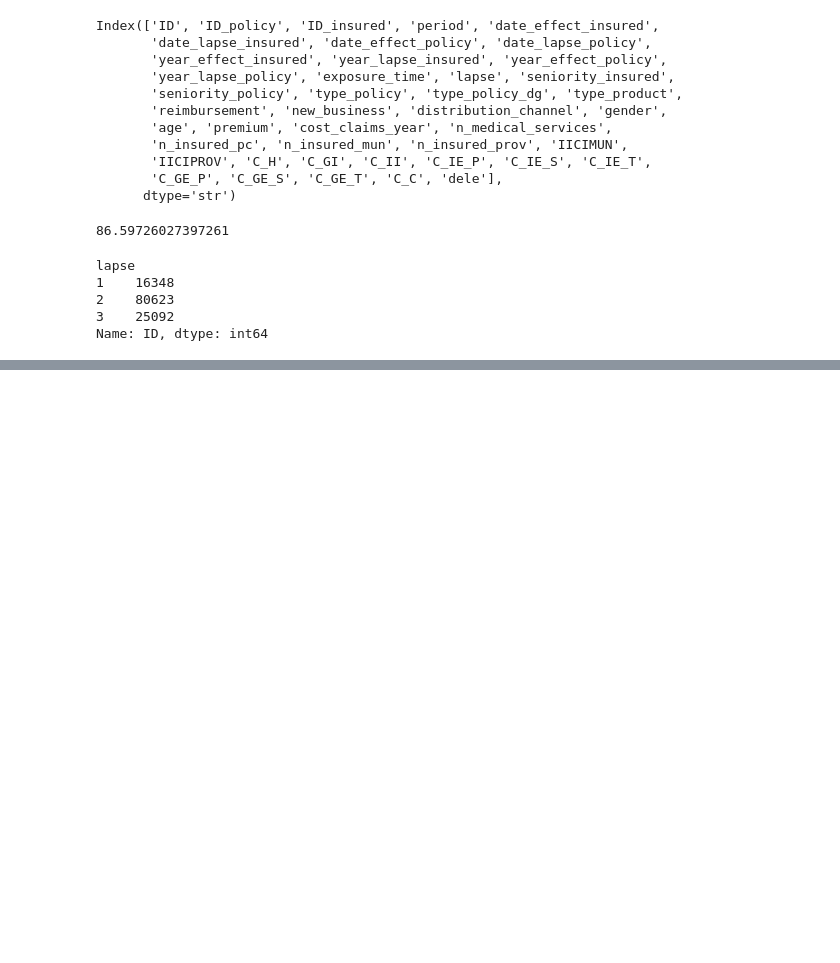
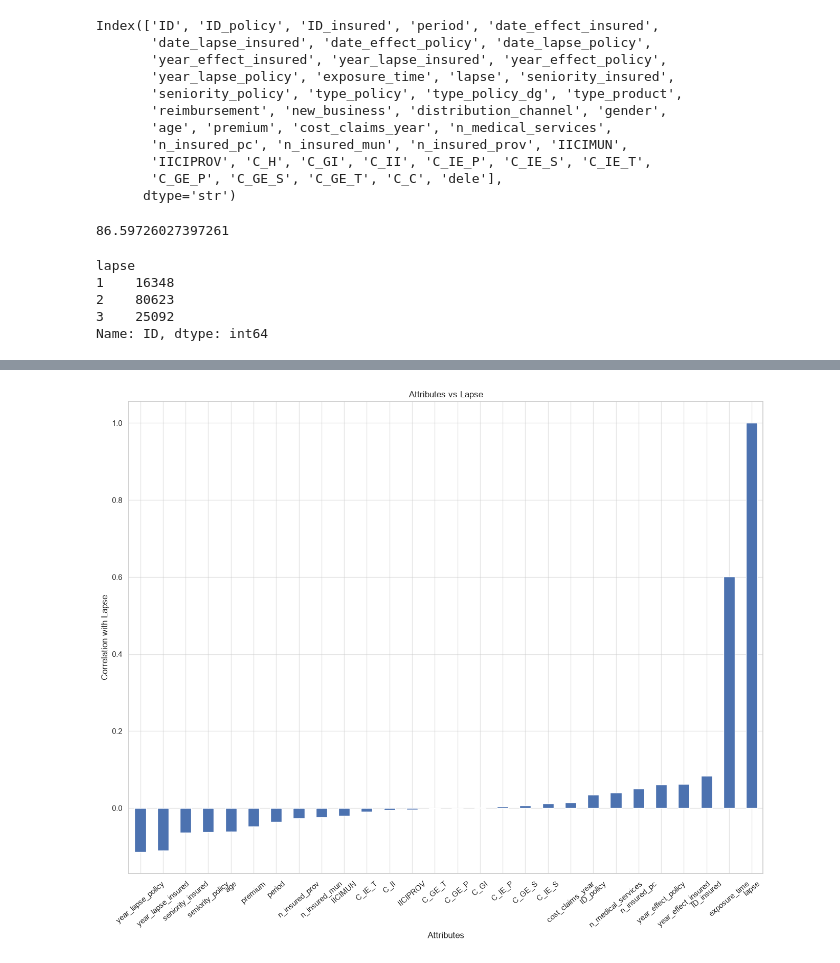
Before and after one commit to Affan279/Customer-Churn-Prediction, a Jupyter notebook: notebooks/01_eda.ipynb, the cells around one changed output, grey strips where cells are left out. Saved outputs shown, nothing was run; the diff lists cells and outputs as text; code cells hidden in the pictures; blank space fills up the shorter version.

```diff
--- a/notebooks/01_eda.ipynb
+++ b/notebooks/01_eda.ipynb
@@ -197,0 +266,13 @@ Name: ID, dtype: int64
+# %%
+corr_lapse.sort_values(ascending=True).plot(
+    kind="bar",
+    figsize=(16, 12)
+)
+
+plt.xlabel("Attributes")
+plt.ylabel("Correlation with Lapse")
+plt.title("Attributes vs Lapse")
+plt.xticks(rotation=40)
+plt.show()
+# %% [output]
+[figure, added]
```
Also changed, not shown: parts of 26 cells of this notebook, 2 other files.
